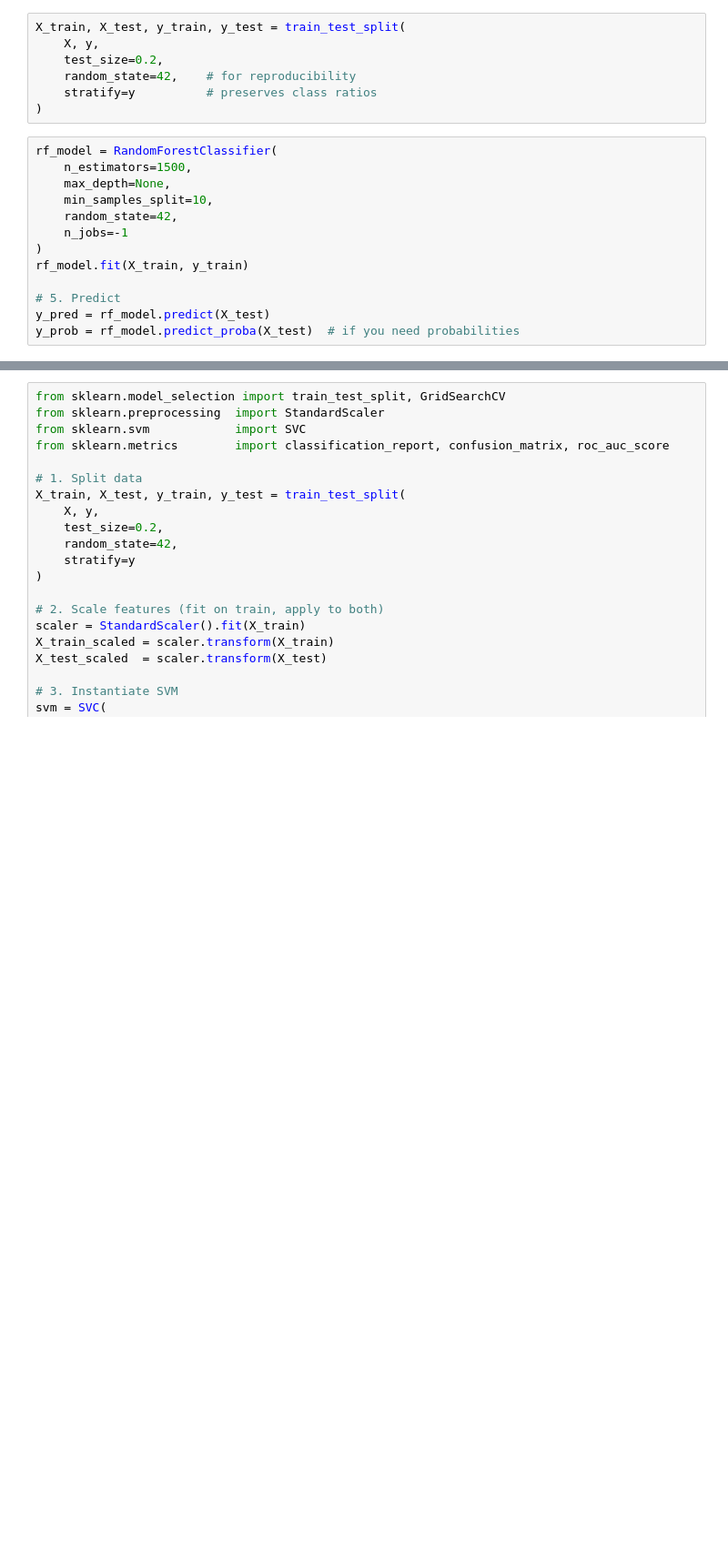
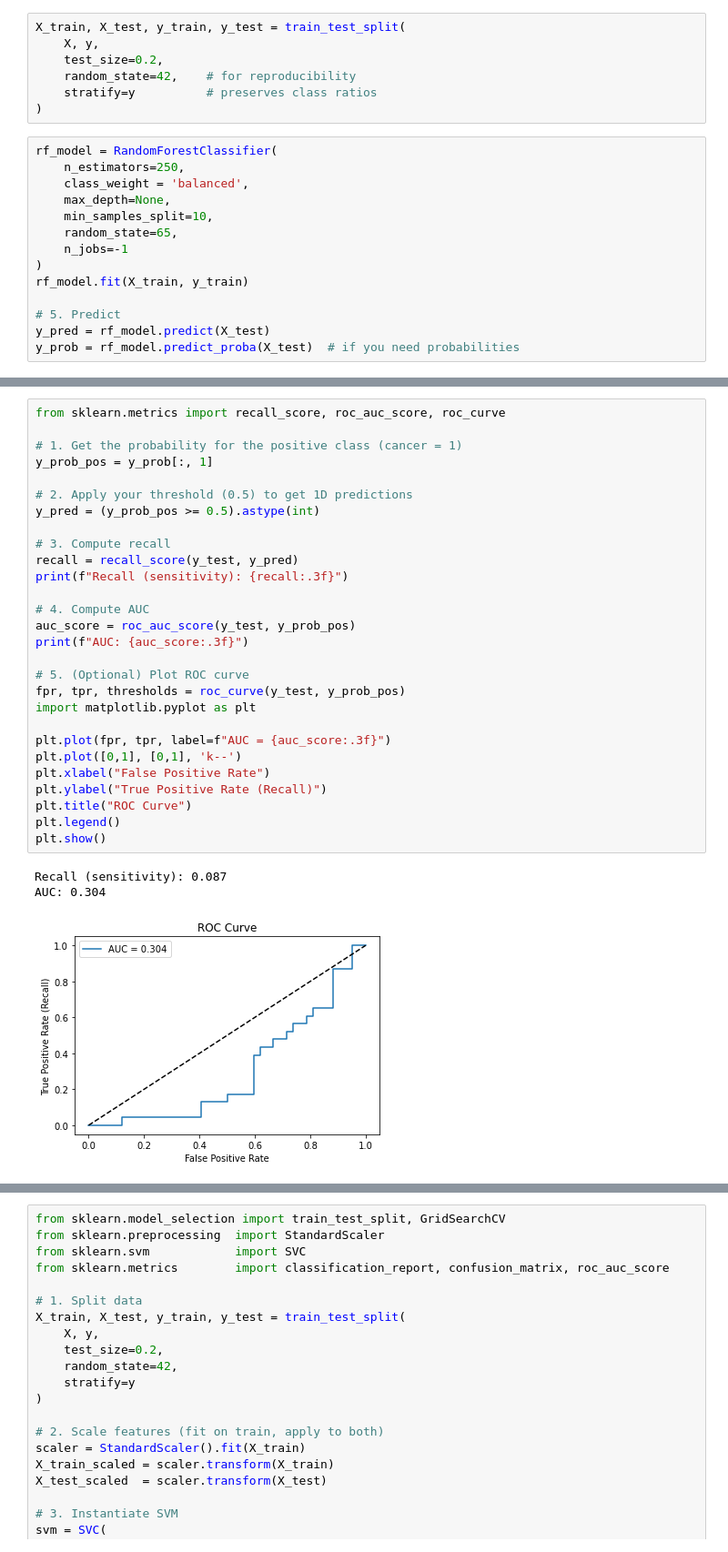
Before and after one commit to Ali-Alian/BCD, a Jupyter notebook: LBP.ipynb, the cells around one changed output, grey strips where cells are left out. Shown: that part at 91% size. Saved outputs shown, nothing was run; the diff lists cells and outputs as text; blank space fills up the shorter version.

```diff
--- a/LBP.ipynb
+++ b/LBP.ipynb
@@ -160,10 +162,11 @@ X_train, X_test, y_train, y_test = train_test_split(
 )
 # %%
 rf_model = RandomForestClassifier(
-    n_estimators=1500,
+    n_estimators=250,
+    class_weight = 'balanced',
     max_depth=None,
     min_samples_split=10,
-    random_state=42,
+    random_state=65,
     n_jobs=-1
 )
 rf_model.fit(X_train, y_train)
@@ -191,0 +195,32 @@ Confusion Matrix:
+# %%
+from sklearn.metrics import recall_score, roc_auc_score, roc_curve
+
+# 1. Get the probability for the positive class (cancer = 1)
+y_prob_pos = y_prob[:, 1]
+
+# 2. Apply your threshold (0.5) to get 1D predictions
+y_pred = (y_prob_pos >= 0.5).astype(int)
+
+# 3. Compute recall
+recall = recall_score(y_test, y_pred)
+print(f"Recall (sensitivity): {recall:.3f}")
+
+# 4. Compute AUC
+auc_score = roc_auc_score(y_test, y_prob_pos)
+print(f"AUC: {auc_score:.3f}")
+
+# 5. (Optional) Plot ROC curve
+fpr, tpr, thresholds = roc_curve(y_test, y_prob_pos)
+import matplotlib.pyplot as plt
+
+plt.plot(fpr, tpr, label=f"AUC = {auc_score:.3f}")
+plt.plot([0,1], [0,1], 'k--')
+plt.xlabel("False Positive Rate")
+plt.ylabel("True Positive Rate (Recall)")
+plt.title("ROC Curve")
+plt.legend()
+plt.show()
+# %% [output]
+Recall (sensitivity): 0.087
+AUC: 0.304
+[figure, added]
```
Also changed, not shown: parts of 10 cells of this notebook.
